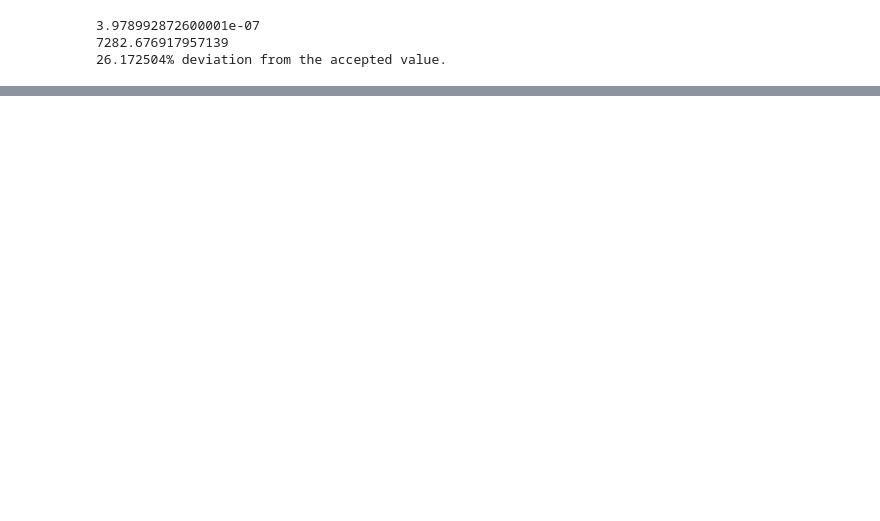
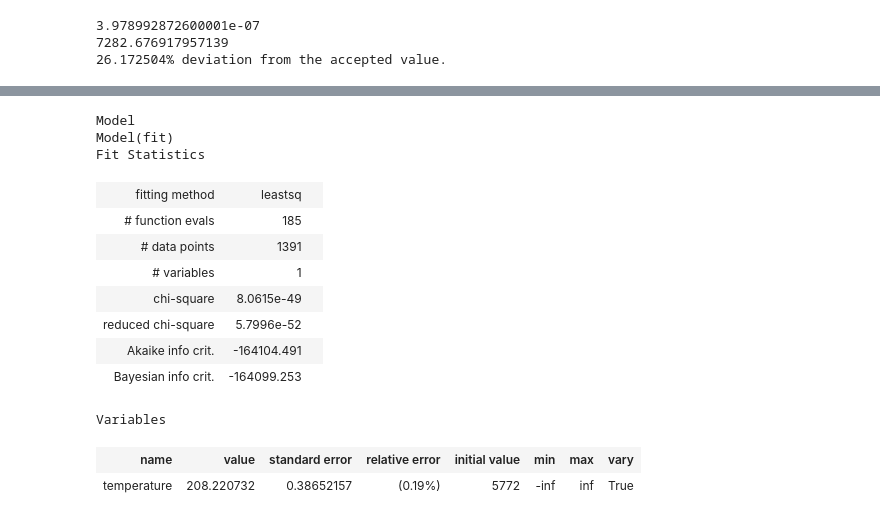
Before and after one commit to Yousousen/solar_physics, a Jupyter notebook: scripts/spectrum.ipynb, the cells around one changed output, grey strips where cells are left out. Drawn from its saved outputs; the diff is of its cells as text; code cells hidden in the pictures; blank space fills up the shorter version.

```diff
--- a/scripts/spectrum.ipynb
+++ b/scripts/spectrum.ipynb
@@ -607,0 +618,25 @@ print("%f%% deviation from the accepted value." % float( ( T_eff / T_accepted )
+# %%
+#R_vega = 1.6 * (10**9)
+#d_vega = 25.05 * (9.46*(10**15))
+
+#planck_curve = lambda wavelength, temperature: ((R_vega/d_vega)**2)*( 2 * sc.Planck * (sc.speed_of_light ** 2) ) / ( (wavelength**5) * ( np.exp( ( sc.Planck * sc.speed_of_light) / ( wavelength * sc.k * temperature ) ) - 1 ) )
+planck_curve = lambda wavelength, temperature: (  2 * sc.Planck * sc.speed_of_light ** 2 ) / ( (wavelength**5) * ( np.exp( ( sc.Planck * sc.speed_of_light) / ( wavelength * sc.k * temperature ) ) - 1 ) )
+model_curve = models.Model(planck_curve, name='fit')
+fit = model_curve.fit(rayleigh_spectrum, wavelength=wavelengths, temperature=T_accepted)
+
+fit
+# %% [output]
+Model
+Model(fit)
+Fit Statistics
+| fitting method | leastsq |  |
+| # function evals | 185 |  |
+| # data points | 1391 |  |
+| # variables | 1 |  |
+| chi-square | 8.0615e-49 |  |
+| reduced chi-square | 5.7996e-52 |  |
+| Akaike info crit. | -164104.491 |  |
+| Bayesian info crit. | -164099.253 |  |
+Variables
+| name | value | standard error | relative error | initial value | min | max | vary |
+| temperature | 208.220732 | 0.38652157 | (0.19%) | 5772 | -inf | inf | True |
```
Also changed, not shown: parts of 19 cells of this notebook.
